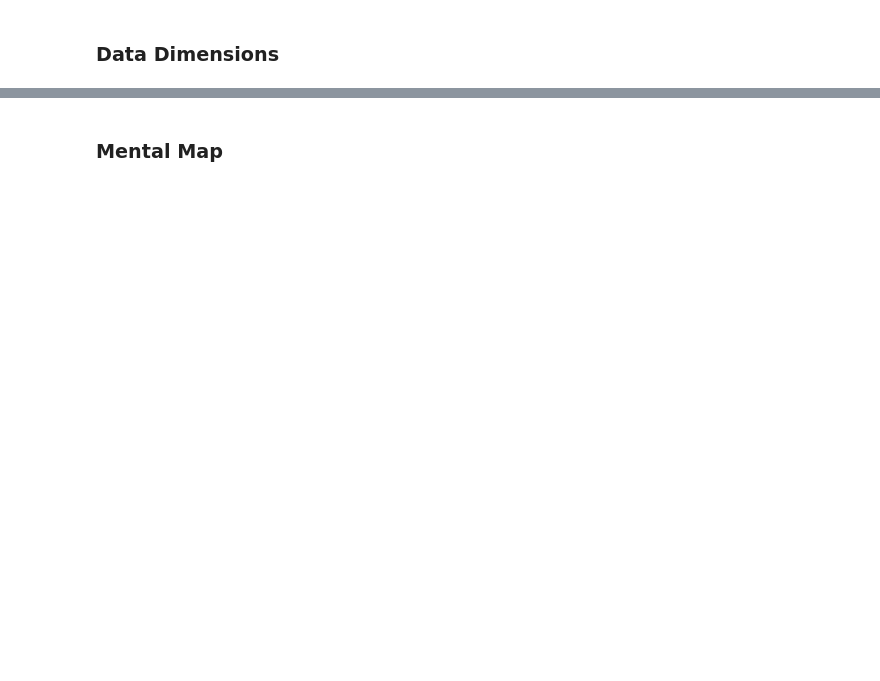
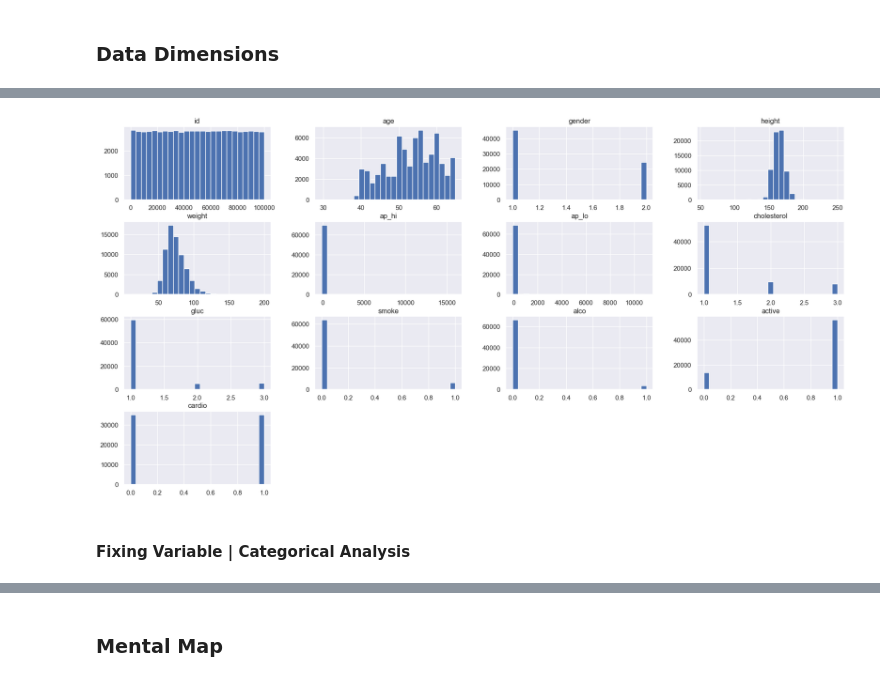
Before and after one commit to TalithaStella/CardioDisease, a Jupyter notebook: PA001-CCD.ipynb, the cells around one changed output, grey strips where cells are left out. Saved outputs shown, nothing was run; the diff lists cells and outputs as text; code cells hidden in the pictures; blank space fills up the shorter version.

```diff
--- a/PA001-CCD.ipynb
+++ b/PA001-CCD.ipynb
@@ -173,0 +200,6 @@ table_m
+# %%
+num_attributes.hist( bins=25, figsize=(22,11) );
+# %% [output]
+[figure, added]
+# %% [markdown]
+#### Fixing Variable | Categorical Analysis
```
Also changed, not shown: parts of 33 cells of this notebook.
